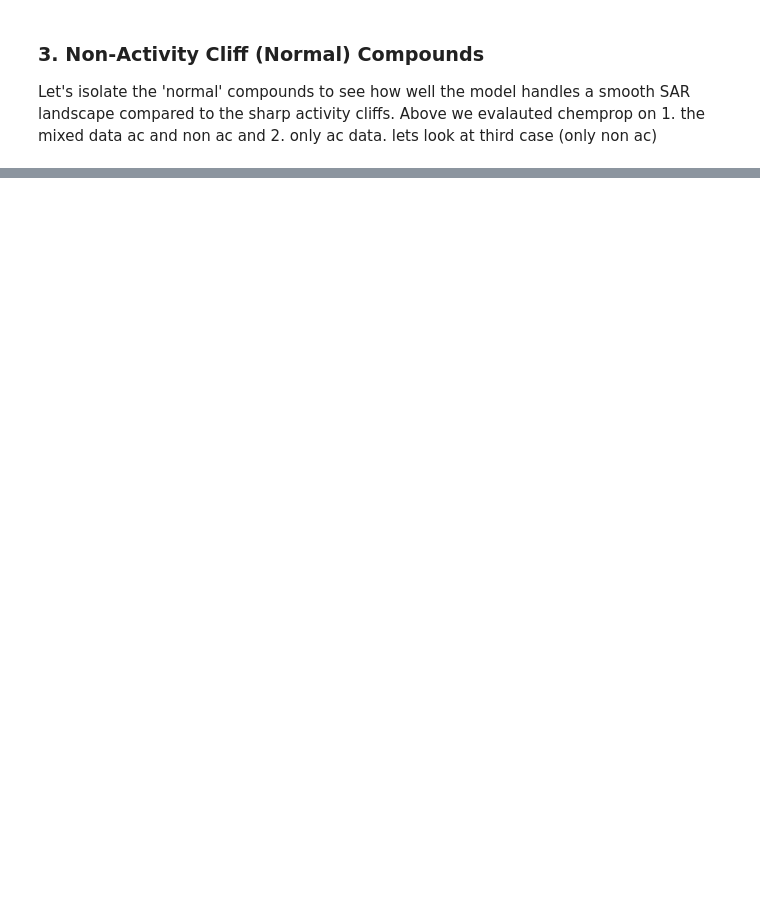
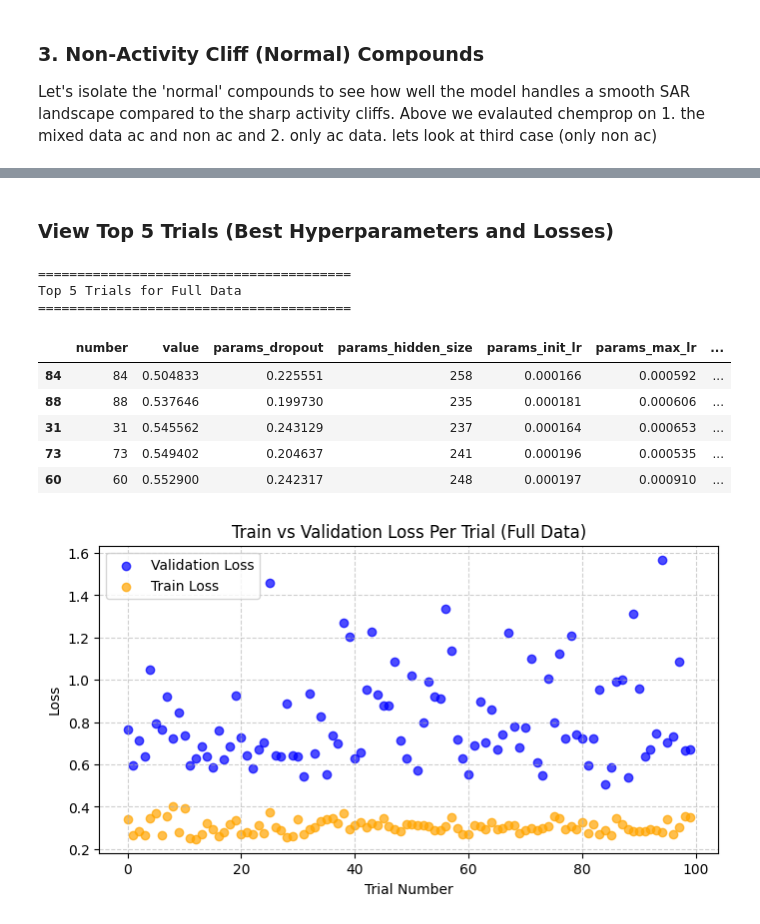
Before and after one commit to sophia-yang424/aca_chemprop, a Jupyter notebook: my_pipeline_check.ipynb, the cells around one changed output, grey strips where cells are left out. Cells and saved outputs as stored; diff of their text form; code cells hidden in the pictures; blank space fills up the shorter version.

```diff
--- a/my_pipeline_check.ipynb
+++ b/my_pipeline_check.ipynb
@@ -955,8 +1237,8 @@ smiles_non_cliff_test = [mac_data.smiles_test[i] for i in non_cliff_te_idx]
 y_non_cliff_test = [mac_data.y_test[i] for i in non_cliff_te_idx]
 
 # Split non-cliff train into train and val (85/15)
-smiles_tr_non_cliff, smiles_val_non_cliff, y_tr_non_cliff, y_val_non_cliff = train_test_split(
-    smiles_non_cliff_train, y_non_cliff_train, test_size=0.15, random_state=42
+smiles_tr_non_cliff, smiles_val_non_cliff, y_tr_non_cliff, y_val_non_cliff = scaffold_train_val_split(
+    smiles_non_cliff_train, y_non_cliff_train, val_size=0.15, seed=42
 )
 
 print(f"Non-Cliff Data - Train: {len(smiles_tr_non_cliff)}, Val: {len(smiles_val_non_cliff)}, Test: {len(smiles_non_cliff_test)}")
@@ -1412,0 +1386,57 @@ INFO:lightning.pytorch.utilities.rank_zero:Loading `train_dataloader` to estimat
+# %% [markdown]
+### View Top 5 Trials (Best Hyperparameters and Losses)
+# %%
+import pandas as pd
+from IPython.display import display
+import matplotlib.pyplot as plt
+
+studies = {}
+if 'study_full' in globals():
+    studies["Full Data"] = study_full
+if 'study_cliff' in globals():
+    studies["Activity Cliff Only"] = study_cliff
+if 'study_non_cliff' in globals():
+    studies["Non-Activity Cliff"] = study_non_cliff
+
+if not studies:
+    print("No completed studies found in memory. Please run the hyperparameter search cells first.")
+else:
+    for name, study in studies.items():
+        print(f"\n{'='*40}\nTop 5 Trials for {name}\n{'='*40}")
+        try:
+            df = study.trials_dataframe(attrs=('number', 'value', 'params', 'user_attrs', 'state'))
+            df_complete = df[df['state'] == 'COMPLETE'].copy()
+
+            if df_complete.empty:
+                continue
+
+            df_top5 = df_complete.sort_values(by='value', ascending=True).head(5)
+            display(df_top5.drop(columns=['state']))
+
+            # If we successfully recorded train_loss, plot it alongside val_loss
+            if 'user_attrs_train_loss' in df_complete.columns:
+                plt.figure(figsize=(8, 4))
+                plt.scatter(df_complete['number'], df_complete['value'], label='Validation Loss', alpha=0.7, color='blue')
+                plt.scatter(df_complete['number'], df_complete['user_attrs_train_loss'], label='Train Loss', alpha=0.7, color='orange')
+                plt.title(f"Train vs Validation Loss Per Trial ({name})")
+                plt.xlabel("Trial Number")
+                plt.ylabel("Loss")
+                plt.legend()
+                plt.grid(True, linestyle="--", alpha=0.6)
+                plt.show()
+            else:
+                print(f"Note: Training loss was not recorded in {name}. Re-run the updated search cells to see the comparison plot.")
+
+        except Exception as e:
+            print(f"Could not display trials for {name}: {e}")
+# %% [output]
+========================================
+Top 5 Trials for Full Data
+========================================
+|  | number | value | params_dropout | params_hidden_size | params_init_lr | params_max_lr | ... |
+| 84 | 84 | 0.504833 | 0.225551 | 258 | 0.000166 | 0.000592 | ... |
+| 88 | 88 | 0.537646 | 0.199730 | 235 | 0.000181 | 0.000606 | ... |
+| 31 | 31 | 0.545562 | 0.243129 | 237 | 0.000164 | 0.000653 | ... |
+| 73 | 73 | 0.549402 | 0.204637 | 241 | 0.000196 | 0.000535 | ... |
+| 60 | 60 | 0.552900 | 0.242317 | 248 | 0.000197 | 0.000910 | ... |
+[figure, added]
```
Also changed, not shown: parts of 53 cells of this notebook.
